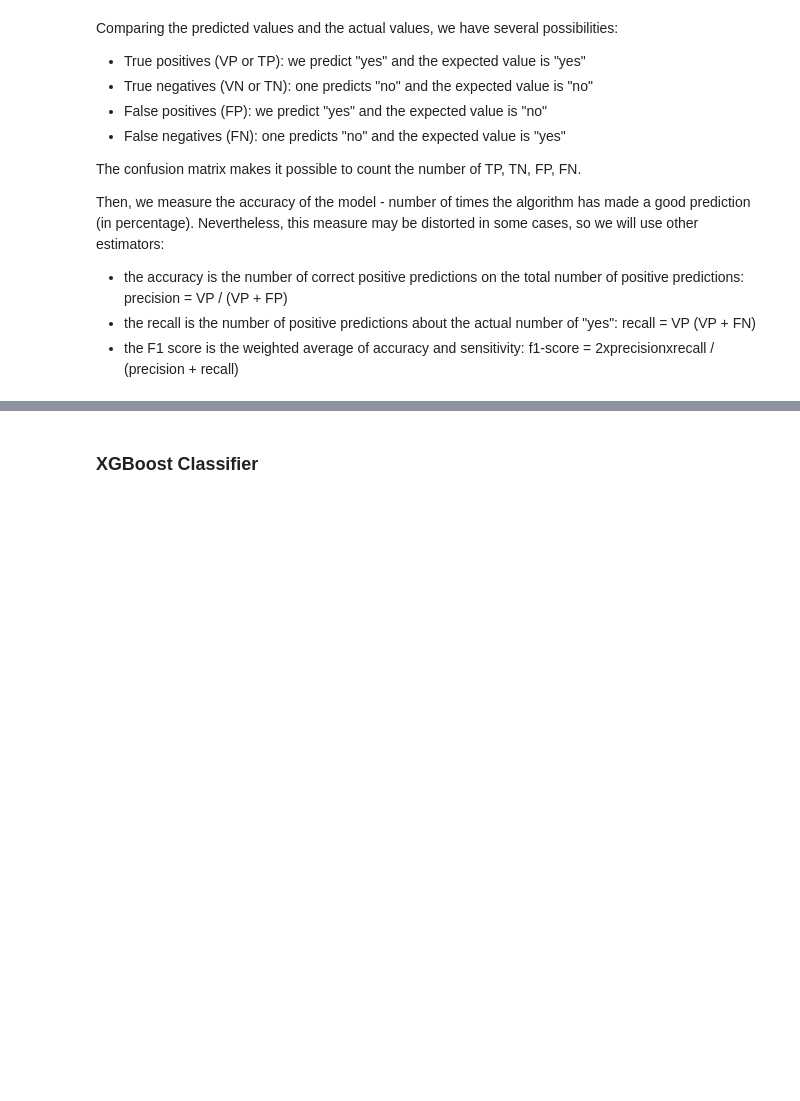
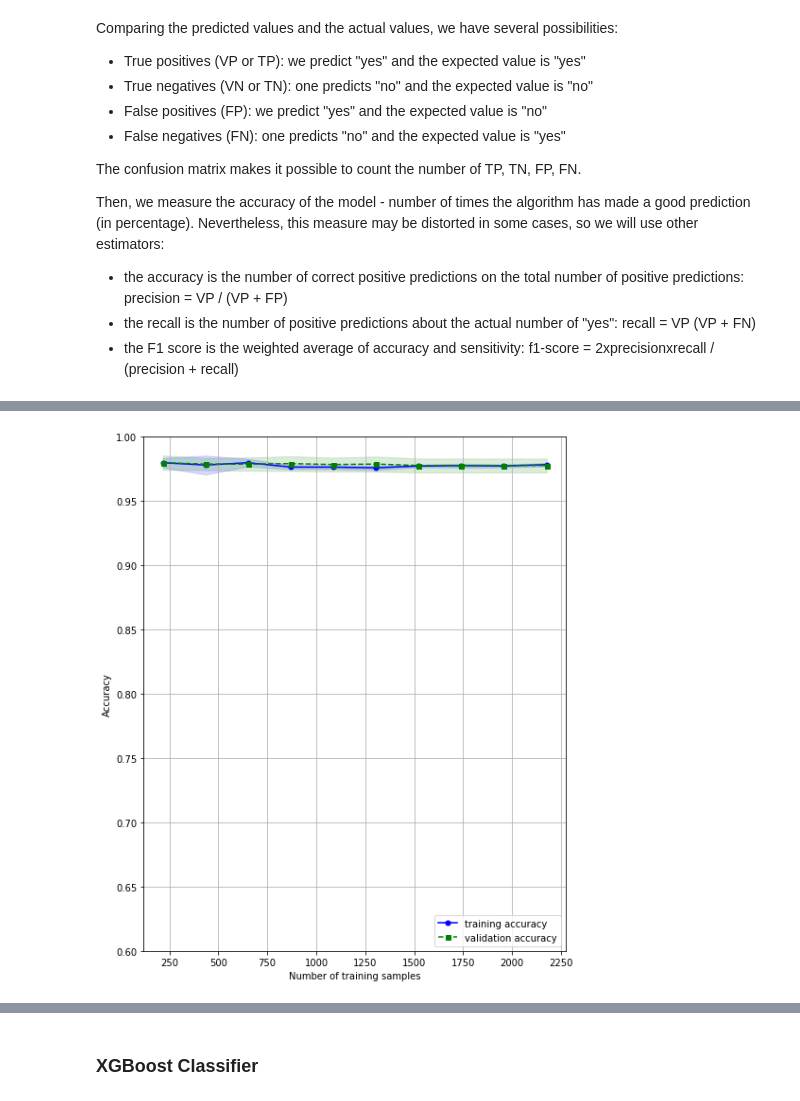
Before and after one commit to clarabomy/TIMIT_project, a Jupyter notebook: Gender_classification.ipynb, the cells around one changed output, grey strips where cells are left out. Drawn from its saved outputs; the diff is of its cells as text; code cells hidden in the pictures; blank space fills up the shorter version.

```diff
--- a/Gender_classification.ipynb
+++ b/Gender_classification.ipynb
@@ -127,14 +127,14 @@ Here, we clearly see that the data are not balanced - this could be detrimental
 # %% [markdown]
 We keep the 50/50 ratio of male and female speakers in each set.
 # %%
-df_train = utils.undersample(df_train, 'gender', 1)
+df_train = utils.undersample(df_train, 'map_gender', 1)
 print("Train")
-print(df_train.gender.value_counts())
+print(df_train.map_gender.value_counts())
 print("\n")
 
 print("Test")
-df_test = utils.undersample(df_test, 'gender', 1)
-print(df_test.gender.value_counts())
+df_test = utils.undersample(df_test, 'map_gender', 1)
+print(df_test.map_gender.value_counts())
 # %% [output]
 Train
 1    1360
@@ -166,9 +166,9 @@ for elt in test_audio_list:
 # Preparation of train and test data
 # %%
 X_train = np.array(train_temp_features)
-y_train = np.array(df_train.gender.tolist())
+y_train = np.array(df_train.map_gender.tolist())
 X_test = np.array(test_temp_features)
-y_test = np.array(df_test.gender.tolist())
+y_test = np.array(df_test.map_gender.tolist())
 # %% [markdown]
 # Machine Learning
 # %% [markdown]
@@ -218,4 +218,8 @@ weighted avg       0.97      0.97      0.97      1120
 [figure]
+# %%
+utils.plot_learning_curve(clf, X_train, y_train)
+# %% [output]
+[figure, added]
 # %%
 utils.plot_roc_curve(clf, X_test, y_test)
 # %% [output]
```
Also changed, not shown: parts of 30 cells of this notebook, 3 other files.
